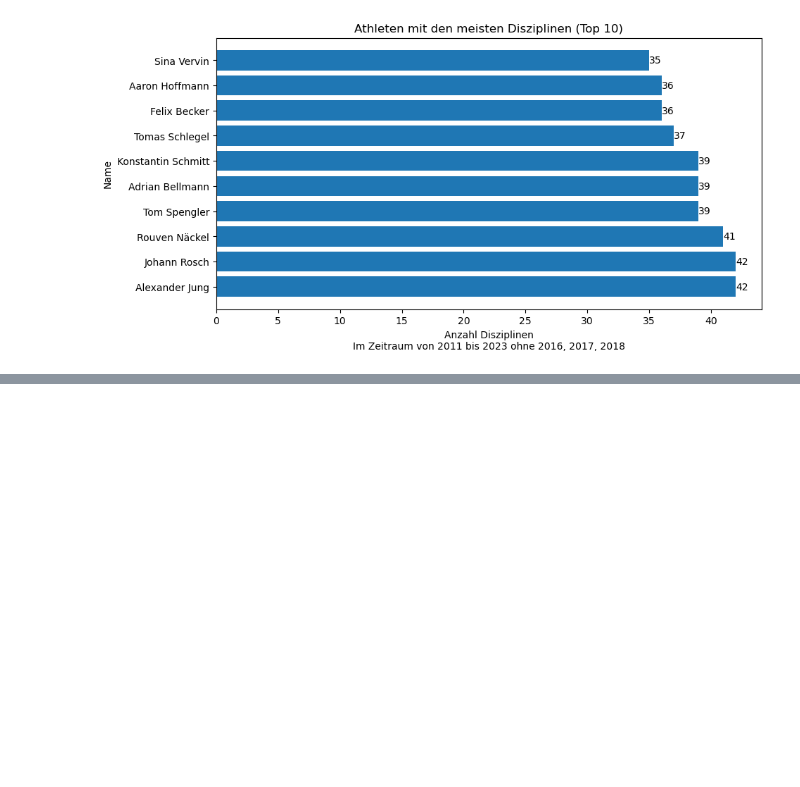
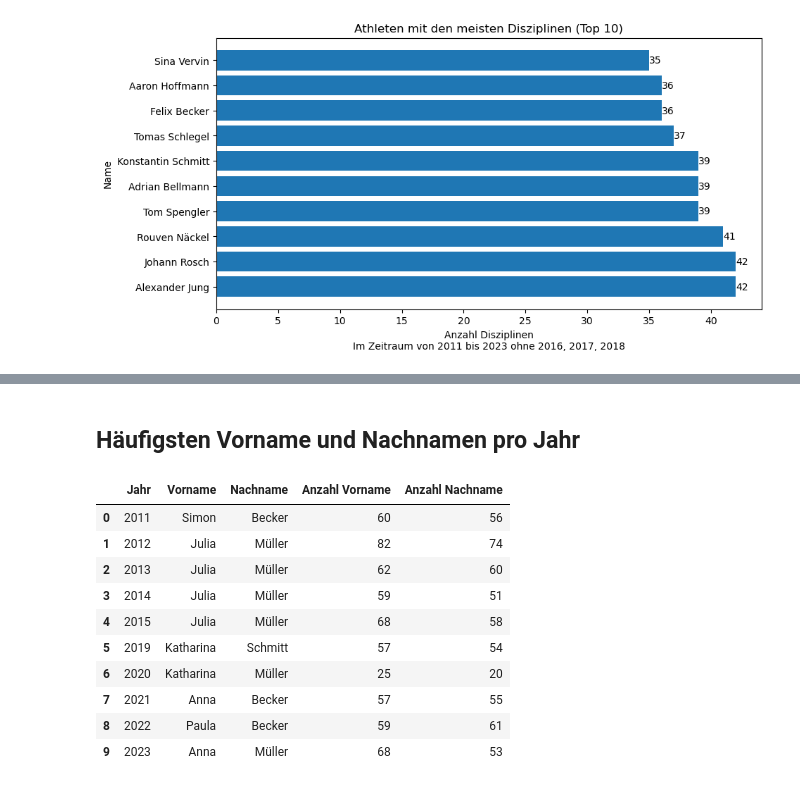
Before and after one commit to nimarion/slb, a Jupyter notebook: compare.ipynb, the cells around one changed output, grey strips where cells are left out. Saved outputs shown, nothing was run; the diff lists cells and outputs as text; code cells hidden in the pictures; blank space fills up the shorter version.

```diff
--- a/compare.ipynb
+++ b/compare.ipynb
@@ -147,0 +198,32 @@ plt.show()
+# %% [markdown]
+## Häufigsten Vorname und Nachnamen pro Jahr
+# %%
+firstnames = data.groupby(['year', 'firstname'])['firstname'].count().reset_index(name='count')
+lastnames = data.groupby(['year', 'lastname'])['lastname'].count().reset_index(name='count')
+firstnames = firstnames.sort_values(by=['year', 'count'], ascending=False)
+lastnames = lastnames.sort_values(by=['year', 'count'], ascending=False)
+firstnames = firstnames.groupby('year').first()
+lastnames = lastnames.groupby('year').first()
+firstnames = firstnames.reset_index()
+lastnames = lastnames.reset_index()
+most_common_names = pd.merge(firstnames, lastnames, on='year')
+most_common_names.rename(columns={'year': 'Jahr', 'firstname': 'Vorname', 'count_x': 'Anzahl Vorname', 'lastname': 'Nachname', 'count_y': 'Anzahl Nachname'}, inplace=True)
+cols = list(most_common_names.columns.values)
+cols.remove('Anzahl Vorname')
+cols.remove('Anzahl Nachname')
+cols.append('Anzahl Vorname')
+cols.append('Anzahl Nachname')
+most_common_names = most_common_names[cols]
+display(most_common_names)
+# %% [output]
+|  | Jahr | Vorname | Nachname | Anzahl Vorname | Anzahl Nachname |
+| 0 | 2011 | Simon | Becker | 60 | 56 |
+| 1 | 2012 | Julia | Müller | 82 | 74 |
+| 2 | 2013 | Julia | Müller | 62 | 60 |
+| 3 | 2014 | Julia | Müller | 59 | 51 |
+| 4 | 2015 | Julia | Müller | 68 | 58 |
+| 5 | 2019 | Katharina | Schmitt | 57 | 54 |
+| 6 | 2020 | Katharina | Müller | 25 | 20 |
+| 7 | 2021 | Anna | Becker | 57 | 55 |
+| 8 | 2022 | Paula | Becker | 59 | 61 |
+| 9 | 2023 | Anna | Müller | 68 | 53 |
```
Also changed, not shown: parts of 5 cells of this notebook, 1 other file.
